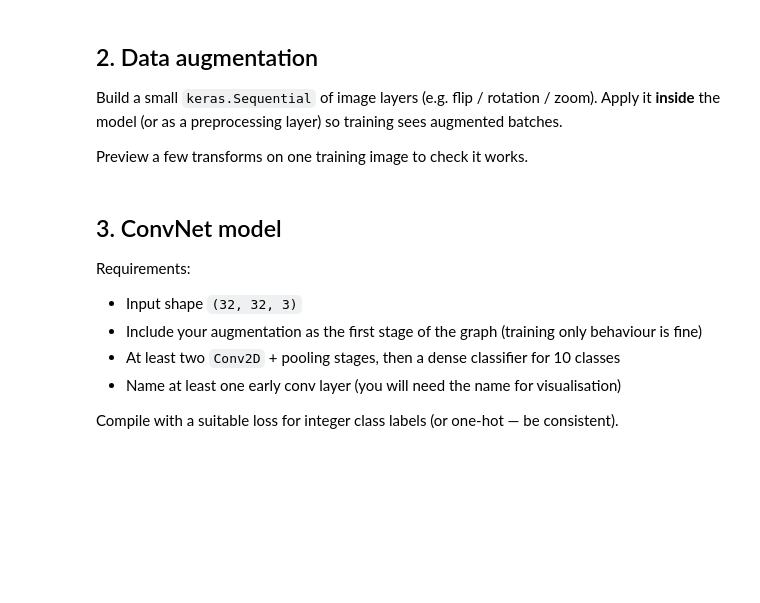
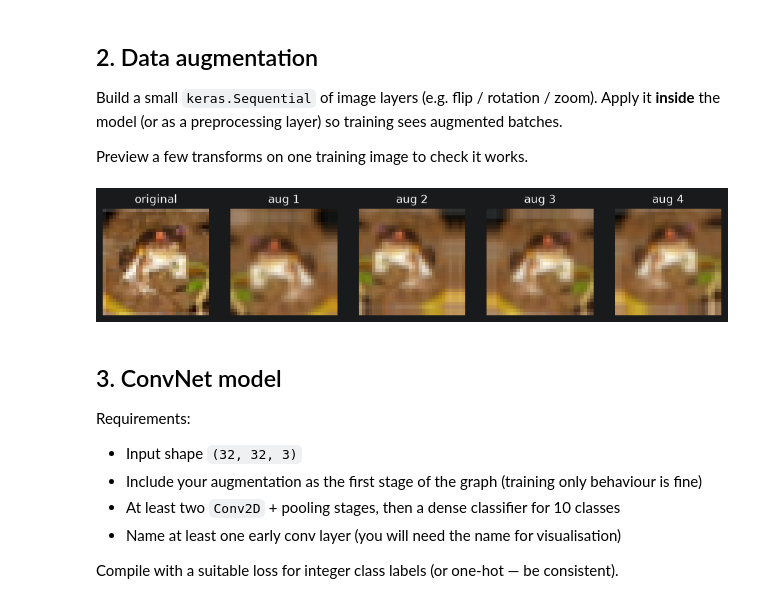
Before and after one commit to roastedTomato/DATAX504-qc81, a Jupyter notebook: assginments/a4_convnet.ipynb, the cells around one changed output. Cells and saved outputs as stored; diff of their text form; code cells hidden in the pictures; blank space fills up the shorter version.

```diff
--- a/assginments/a4_convnet.ipynb
+++ b/assginments/a4_convnet.ipynb
@@ -84,3 +83,32 @@ data_augmentation = keras.Sequential(
+# %%
+data_augmentation = keras.Sequential(
+    [
+        layers.RandomFlip("horizontal"),
+        layers.RandomRotation(0.08),
+        layers.RandomZoom(0.1),
+        layers.RandomTranslation(0.1,0.1),
+    ],
+    name="augmentation",
+)
+
+# preview a few augmented versions of one training image
+sample = x_train[0]
+fig, axes = plt.subplots(1, 5, figsize=(12, 3))
+for i, ax in enumerate(axes): #To draw a specific subgraph, you must use the ax function within the loop.
+    if i == 0: #Execute only when the loop variable i equals 0 (i.e., during the first iteration).
+        ax.imshow(sample)
+        ax.set_title("original")
+    else:
+        augmented = data_augmentation(
+            np.expand_dims(sample, axis=0), #TensorFlow/Keras models require a batch dimension in the input.
+            training=True,
+        )
+        ax.imshow(np.squeeze(augmented,axis=0))
+        ax.set_title(f"aug {i}")
+    ax.axis("off")
+plt.show()
+# %% [output]
+[figure, added]
 # %% [markdown]
 ## 3. ConvNet model
 
```
Also changed, not shown: parts of 10 cells of this notebook, 1 other file.
